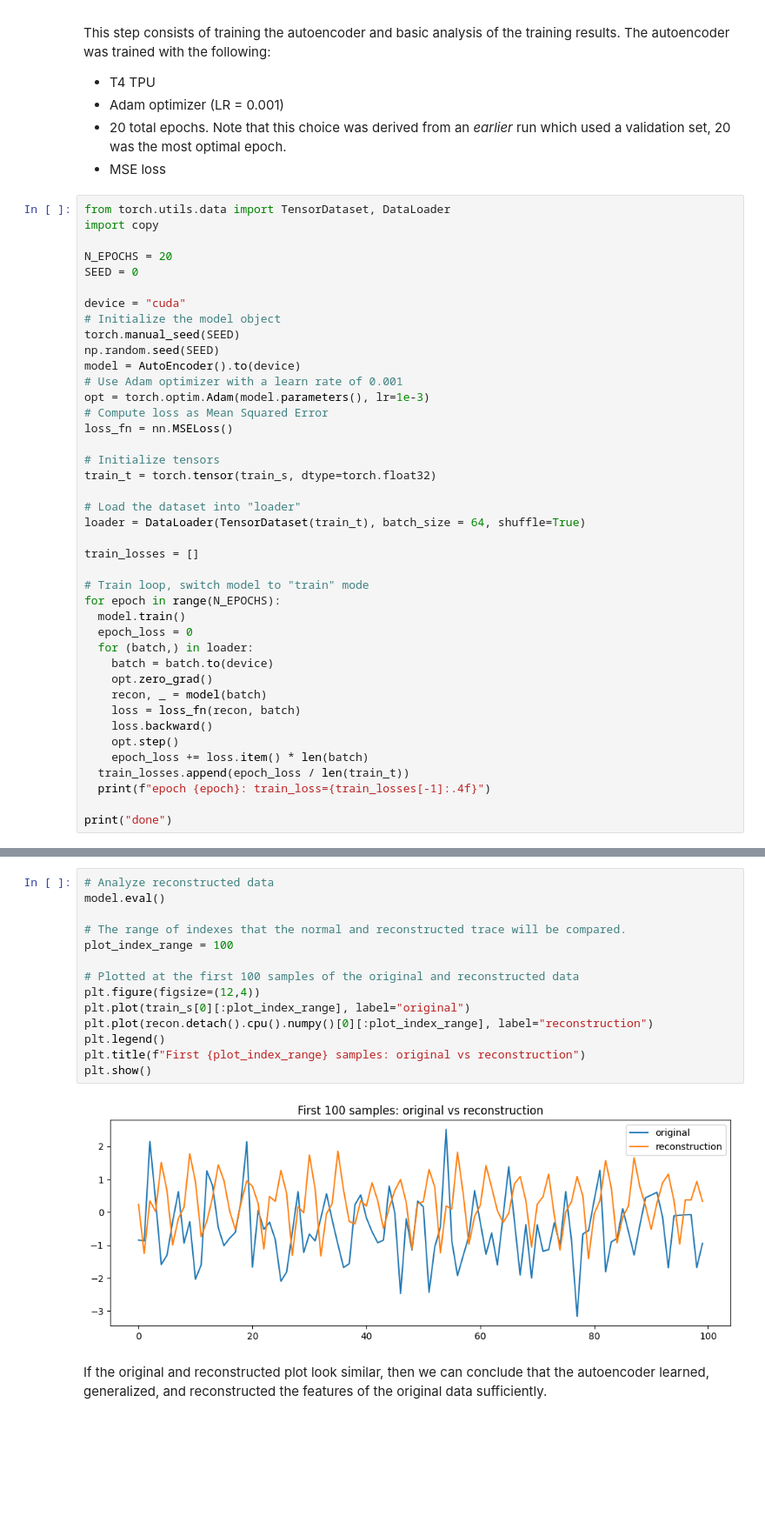
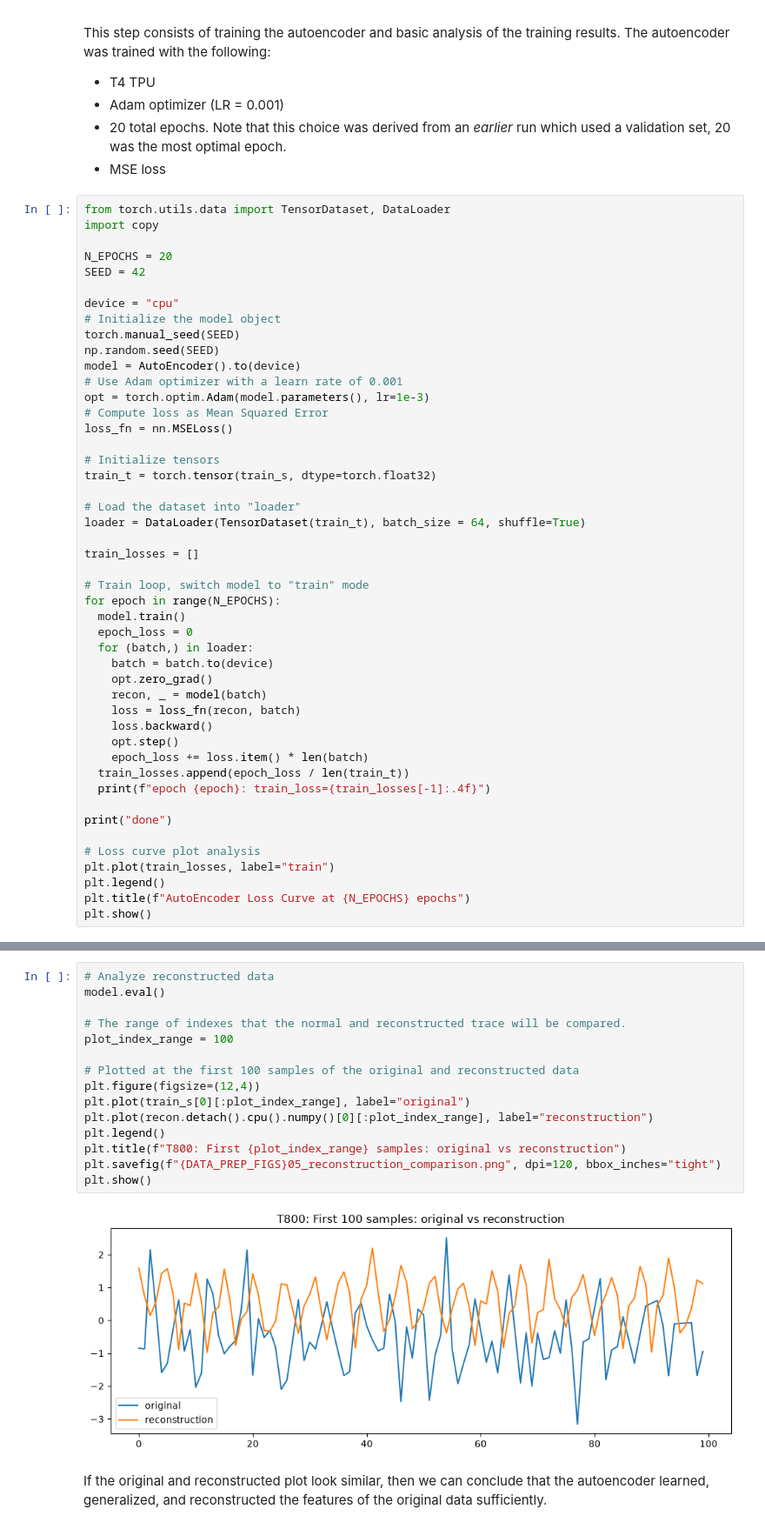
Before and after one commit to ericnmt/htd-benchmarking, a Jupyter notebook: notebooks/T800-HT-ML-Pipeline.ipynb, the cells around one changed output, grey strips where cells are left out. Shown at 87% size. Cells and saved outputs as stored; diff of their text form; blank space fills up the shorter version.

```diff
--- a/notebooks/T800-HT-ML-Pipeline.ipynb
+++ b/notebooks/T800-HT-ML-Pipeline.ipynb
@@ -245,9 +246,9 @@ from torch.utils.data import TensorDataset, DataLoader
 import copy
 
 N_EPOCHS = 20
-SEED = 0
+SEED = 42
 
-device = "cuda"
+device = "cpu"
 # Initialize the model object
 torch.manual_seed(SEED)
 np.random.seed(SEED)
@@ -281,4 +282,10 @@ for epoch in range(N_EPOCHS):
   print(f"epoch {epoch}: train_loss={train_losses[-1]:.4f}")
 
 print("done")
+
+# Loss curve plot analysis
+plt.plot(train_losses, label="train")
+plt.legend()
+plt.title(f"AutoEncoder Loss Curve at {N_EPOCHS} epochs")
+plt.show()
 # %% [output]
@@ -310,19 +310,20 @@ plt.show()
 # %%
 # Analyze reconstructed data
 model.eval()
 
 # The range of indexes that the normal and reconstructed trace will be compared.
 plot_index_range = 100
 
 # Plotted at the first 100 samples of the original and reconstructed data
 plt.figure(figsize=(12,4))
 plt.plot(train_s[0][:plot_index_range], label="original")
 plt.plot(recon.detach().cpu().numpy()[0][:plot_index_range], label="reconstruction")
 plt.legend()
-plt.title(f"First {plot_index_range} samples: original vs reconstruction")
+plt.title(f"T800: First {plot_index_range} samples: original vs reconstruction")
+plt.savefig(f"{DATA_PREP_FIGS}05_reconstruction_comparison.png", dpi=120, bbox_inches="tight")
 plt.show()
 # %% [output]
-[figure, old version]
+[figure, new version]
 # %% [markdown]
 If the original and reconstructed plot look similar, then we can conclude that the autoencoder learned, generalized, and reconstructed the features of the original data sufficiently.
 # %% [markdown]
```
Also changed, not shown: parts of 31 cells of this notebook.
